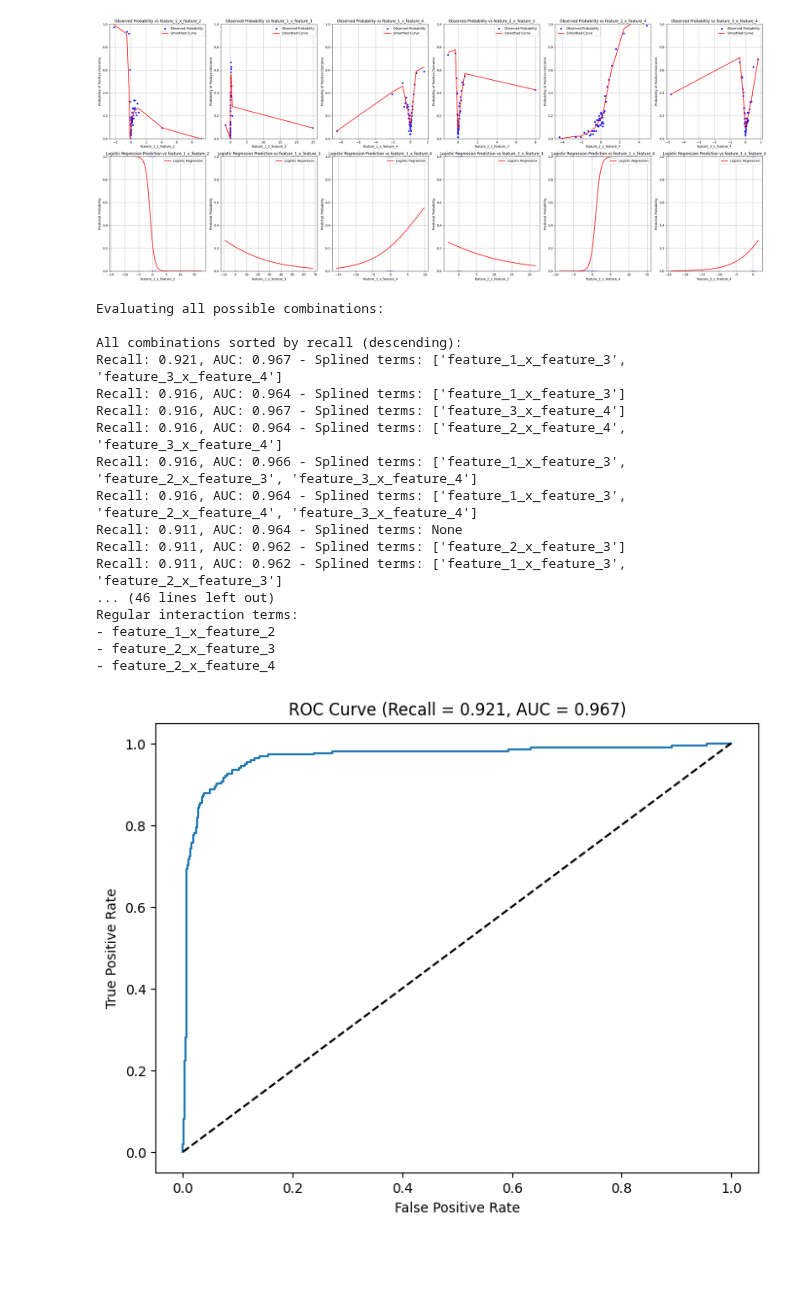
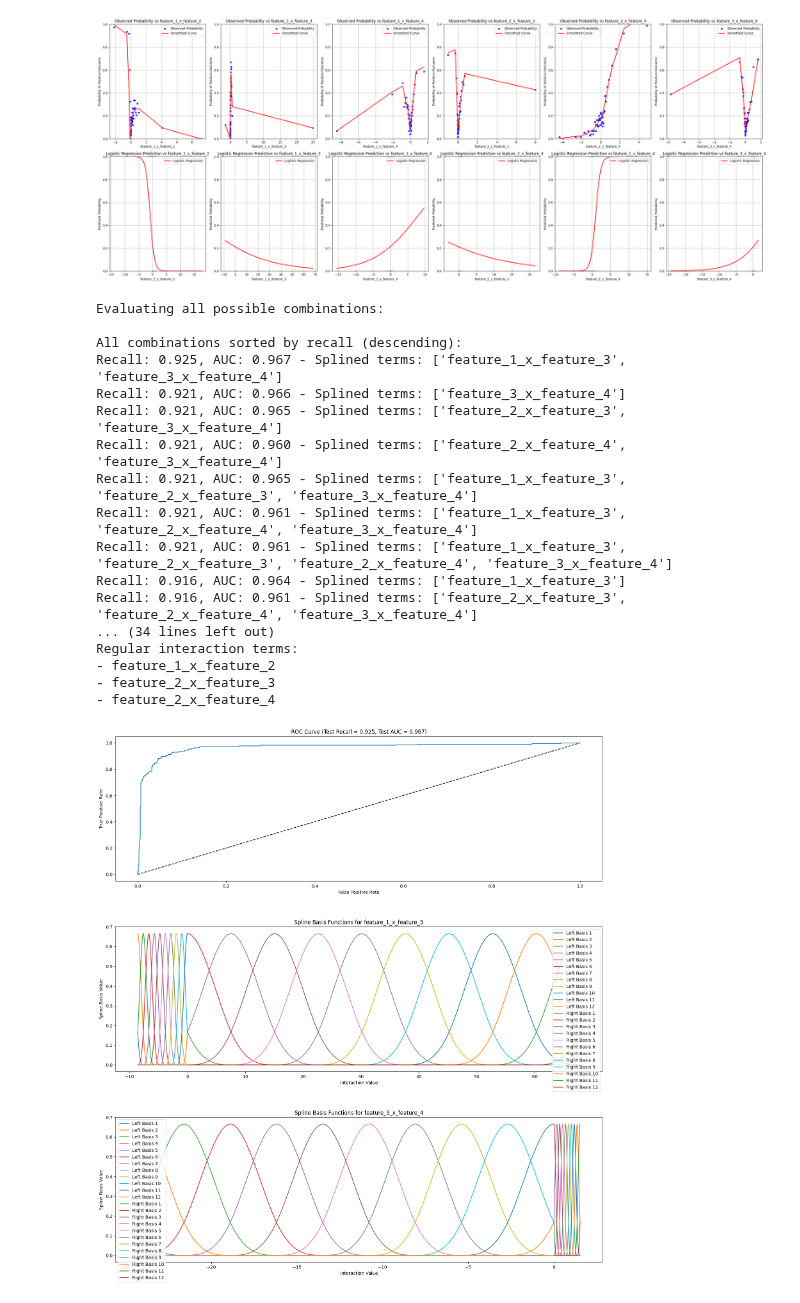
Before and after one commit to Jacob-J-Richards/DS_DA_Projects, a Jupyter notebook: 3-90+_DaysPastDue/Use_Splines_on_interaction_terms.ipynb, the cells around one changed output. Cells and saved outputs as stored; diff of their text form; code cells hidden in the pictures; blank space fills up the shorter version.

```diff
--- a/3-90+_DaysPastDue/Use_Splines_on_interaction_terms.ipynb
+++ b/3-90+_DaysPastDue/Use_Splines_on_interaction_terms.ipynb
@@ -210,7 +210,7 @@ from sklearn.preprocessing import SplineTransformer
 import numpy as np
 from itertools import combinations
 
-def create_split_splines(data_train, data_test, interaction_term, n_knots=4, degree=3):
+def create_split_splines(data_train, data_test, interaction_term, n_knots=10, degree=3):
     interaction_train = data_train[interaction_term[0]] * data_train[interaction_term[1]]
     interaction_test = data_test[interaction_term[0]] * data_test[interaction_term[1]]
 
@@ -237,7 +237,7 @@ def create_split_splines(data_train, data_test, interaction_term, n_knots=4, deg
     X_test_spline[left_mask_test, :left_spline_test.shape[1]] = left_spline_test
     X_test_spline[right_mask_test, left_spline_test.shape[1]:] = right_spline_test
 
-    return X_train_spline, X_test_spline
+    return X_train_spline, X_test_spline, spline_left, spline_right
 
 def get_optimal_threshold_recall(y_true, y_pred_proba):
     fpr, tpr, thresholds = roc_curve(y_true, y_pred_proba)
@@ -265,6 +265,7 @@ best_recall = 0
 best_auc = 0
 best_combination = None
 all_results = []
+spline_transformers = {}
 
 print("Evaluating all possible combinations:")
 for r in range(len(interaction_terms) + 1):
@@ -276,9 +277,10 @@ for r in range(len(interaction_terms) + 1):
 
         for i, interaction_term in enumerate(interaction_terms):
             if i in spline_terms:
-                X_train_spline, X_test_spline = create_split_splines(train, test, interaction_term)
+                X_train_spline, X_test_spline, spline_left, spline_right = create_split_splines(train, test, interaction_term)
                 X_train_splines.append(X_train_spline)
                 X_test_splines.append(X_test_spline)
+                spline_transformers[i] = (spline_left, spline_right)
             elif i not in spline_terms:
                 interaction_name = f'{interaction_term[0]}_x_{interaction_term[1]}'
                 X_train_splines.append(train[interaction_name].values.reshape(-1, 1))
@@ -304,8 +306,8 @@ all_results = sorted(all_results, key=lambda x: x[0], reverse=True)
 for recall, auc, spline_desc in all_results:
     print(f"Recall: {recall:.3f}, AUC: {auc:.3f} - Splined terms: {spline_desc}")
 
-print(f"\nBest Recall: {best_recall}")
-print(f"Best AUC: {best_auc}")
+print(f"\nBest Test Recall: {best_recall}")
+print(f"Best Test AUC: {best_auc}")
 print("\nModel variables:")
 print("Base features:", features)
 print("\nSplined interaction terms:")
@@ -321,9 +323,10 @@ X_test_splines = []
 
 for i, interaction_term in enumerate(interaction_terms):
     if i in best_combination:
-        X_train_spline, X_test_spline = create_split_splines(train, test, interaction_term)
+        X_train_spline, X_test_spline, spline_left, spline_right = create_split_splines(train, test, interaction_term)
         X_train_splines.append(X_train_spline)
         X_test_splines.append(X_test_spline)
+        spline_transformers[i] = (spline_left, spline_right)
     elif i not in best_combination:
         interaction_name = f'{interaction_term[0]}_x_{interaction_term[1]}'
         X_train_splines.append(train[interaction_name].values.reshape(-1, 1))
@@ -339,50 +342,73 @@ test_pred_proba = model.predict_proba(X_test_final)[:, 1]
 fpr, tpr, thresholds = roc_curve(y_test, test_pred_proba)
 fnr = 1 - tpr
 optimal_idx = np.argmin(np.abs(fpr - fnr))
 optimal_threshold = thresholds[optimal_idx]
 
 y_pred = (test_pred_proba >= optimal_threshold).astype(int)
 final_recall = recall_score(y_test, y_pred)
 final_auc = roc_auc_score(y_test, test_pred_proba)
 
-plt.figure(figsize=(8, 6))
-plt.plot(fpr, tpr)
-plt.plot([0, 1], [0, 1], 'k--')
-plt.xlabel('False Positive Rate')
-plt.ylabel('True Positive Rate')
-plt.title(f'ROC Curve (Recall = {final_recall:.3f}, AUC = {final_auc:.3f})')
+fig, axes = plt.subplots(len(best_combination) + 1, 1, figsize=(16, 6 * (len(best_combination) + 1)))
+
+axes[0].plot(fpr, tpr)
+axes[0].plot([0, 1], [0, 1], 'k--')
+axes[0].set_xlabel('False Positive Rate')
+axes[0].set_ylabel('True Positive Rate')
+axes[0].set_title(f'ROC Curve (Test Recall = {final_recall:.3f}, Test AUC = {final_auc:.3f})')
+
+for idx, i in enumerate(best_combination, 1):
+    interaction_name = f'{interaction_terms[i][0]}_x_{interaction_terms[i][1]}'
+    interaction_values = train[interaction_terms[i][0]] * train[interaction_terms[i][1]]
+
+    X_left = np.linspace(interaction_values[interaction_values <= 0].min(), 0, 100).reshape(-1, 1)
+    X_right = np.linspace(0, interaction_values[interaction_values > 0].max(), 100).reshape(-1, 1)
+
+    spline_left, spline_right = spline_transformers[i]
+    y_left = spline_left.transform(X_left)
+    y_right = spline_right.transform(X_right)
+
+    for j in range(y_left.shape[1]):
+        axes[idx].plot(X_left, y_left[:, j], label=f'Left Basis {j+1}')
+    for j in range(y_right.shape[1]):
+        axes[idx].plot(X_right, y_right[:, j], label=f'Right Basis {j+1}')
+
+    axes[idx].set_xlabel('Interaction Value')
+    axes[idx].set_ylabel('Spline Basis Value')
+    axes[idx].set_title(f'Spline Basis Functions for {interaction_name}')
+    axes[idx].legend()
+
+plt.tight_layout()
+plt.show()
 
 print("\nModel variables used for ROC curve:")
 print("Base features:", features)
 print("\nSplined interaction terms:")
 for i in best_combination:
     print(f"- {interaction_terms[i][0]}_x_{interaction_terms[i][1]} (splined)")
 print("\nRegular interaction terms:")
 for i in range(len(interaction_terms)):
     if i not in best_combination:
         print(f"- {interaction_terms[i][0]}_x_{interaction_terms[i][1]}")
 
-plt.show()
-
 print(f"\nOptimal threshold: {optimal_threshold:.3f}")
-print(f"Final recall at optimal threshold: {final_recall:.3f}")
-print(f"Final AUC: {final_auc:.3f}")
+print(f"Final test recall at optimal threshold: {final_recall:.3f}")
+print(f"Final test AUC: {final_auc:.3f}")
 # %% [output]
 Evaluating all possible combinations:
 
 All combinations sorted by recall (descending):
-Recall: 0.921, AUC: 0.967 - Splined terms: ['feature_1_x_feature_3', 'feature_3_x_feature_4']
+Recall: 0.925, AUC: 0.967 - Splined terms: ['feature_1_x_feature_3', 'feature_3_x_feature_4']
+Recall: 0.921, AUC: 0.966 - Splined terms: ['feature_3_x_feature_4']
+Recall: 0.921, AUC: 0.965 - Splined terms: ['feature_2_x_feature_3', 'feature_3_x_feature_4']
+Recall: 0.921, AUC: 0.960 - Splined terms: ['feature_2_x_feature_4', 'feature_3_x_feature_4']
+Recall: 0.921, AUC: 0.965 - Splined terms: ['feature_1_x_feature_3', 'feature_2_x_feature_3', 'feature_3_x_feature_4']
+Recall: 0.921, AUC: 0.961 - Splined terms: ['feature_1_x_feature_3', 'feature_2_x_feature_4', 'feature_3_x_feature_4']
+Recall: 0.921, AUC: 0.961 - Splined terms: ['feature_1_x_feature_3', 'feature_2_x_feature_3', 'feature_2_x_feature_4', 'feature_3_x_feature_4']
 Recall: 0.916, AUC: 0.964 - Splined terms: ['feature_1_x_feature_3']
-Recall: 0.916, AUC: 0.967 - Splined terms: ['feature_3_x_feature_4']
-Recall: 0.916, AUC: 0.964 - Splined terms: ['feature_2_x_feature_4', 'feature_3_x_feature_4']
-Recall: 0.916, AUC: 0.966 - Splined terms: ['feature_1_x_feature_3', 'feature_2_x_feature_3', 'feature_3_x_feature_4']
-Recall: 0.916, AUC: 0.964 - Splined terms: ['feature_1_x_feature_3', 'feature_2_x_feature_4', 'feature_3_x_feature_4']
-Recall: 0.911, AUC: 0.964 - Splined terms: None
-Recall: 0.911, AUC: 0.962 - Splined terms: ['feature_2_x_feature_3']
-Recall: 0.911, AUC: 0.962 - Splined terms: ['feature_1_x_feature_3', 'feature_2_x_feature_3']
-... (46 lines left out)
+Recall: 0.916, AUC: 0.961 - Splined terms: ['feature_2_x_feature_3', 'feature_2_x_feature_4', 'feature_3_x_feature_4']
+... (34 lines left out)
 Regular interaction terms:
 - feature_1_x_feature_2
 - feature_2_x_feature_3
 - feature_2_x_feature_4
-[figure, old version]
+[figure, new version]
```
Also changed, not shown: parts of 1 cell of this notebook.
